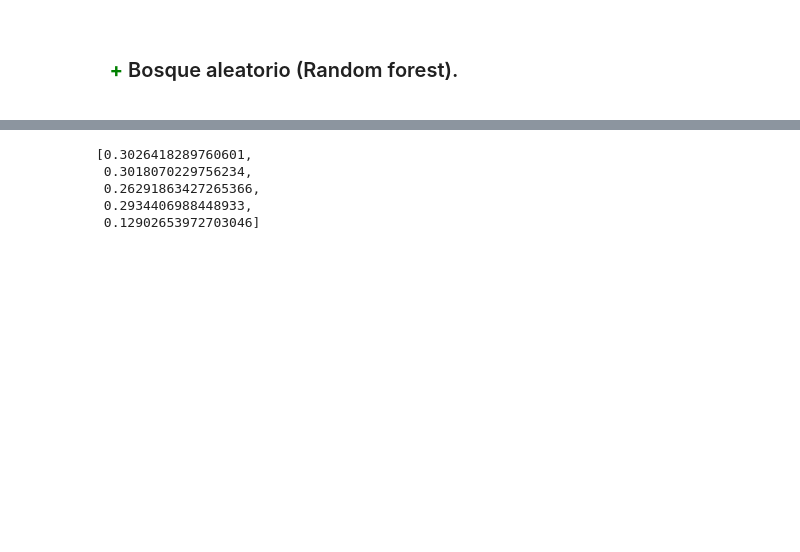
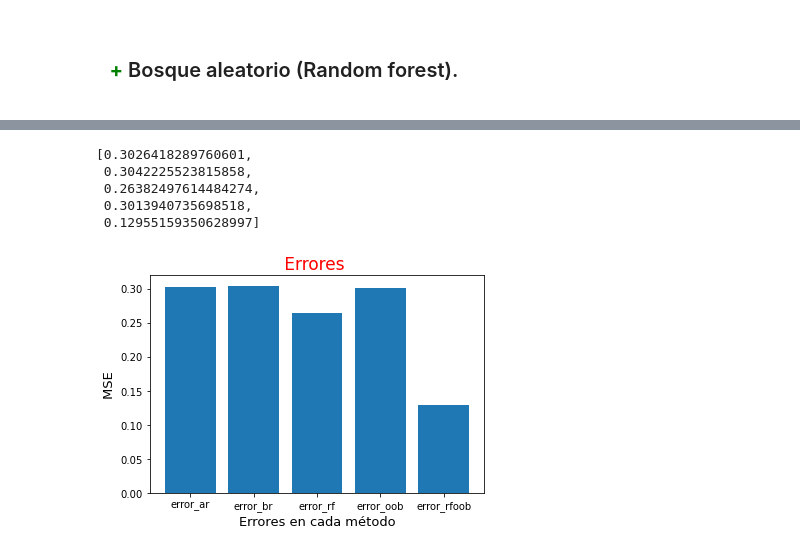
Before and after one commit to anthonydlsantos/arbolesDecision, a Jupyter notebook: bagginRandomForest.ipynb, the cells around one changed output, grey strips where cells are left out. Saved outputs shown, nothing was run; the diff lists cells and outputs as text; code cells hidden in the pictures; blank space fills up the shorter version.

```diff
--- a/bagginRandomForest.ipynb
+++ b/bagginRandomForest.ipynb
@@ -223,10 +238,26 @@ error_rfoob
 # Errores juntos.
 
 # [Error con árbol de regresión, error con Bagging, error con Random forest, error OOB, error Random forest OOB.]
-[error_ar, error_br, error_rf, error_oob, error_rfoob]
+x_err = ["error_ar", "error_br", "error_rf", "error_oob", "error_rfoob"]
+y_err = [error_ar, error_br, error_rf, error_oob, error_rfoob]
+
+y_err
 # %% [output]
 [0.3026418289760601,
- 0.3018070229756234,
- 0.26291863427265366,
- 0.2934406988448933,
- 0.12902653972703046]
+ 0.3042225523815858,
+ 0.26382497614484274,
+ 0.3013940735698518,
+ 0.12955159350628997]
+# %%
+#
+# Para tener una idea, un plot básico
+#
+
+
+plt.bar(x_err,y_err)
+plt.title(" Errores  ", fontSize=17, Color="red")
+plt.xlabel("Errores en cada método", fontSize=13)
+plt.ylabel(" MSE ", fontSize=13)
+plt.show()
+# %% [output]
+[figure, added]
```
Also changed, not shown: parts of 11 cells of this notebook.
